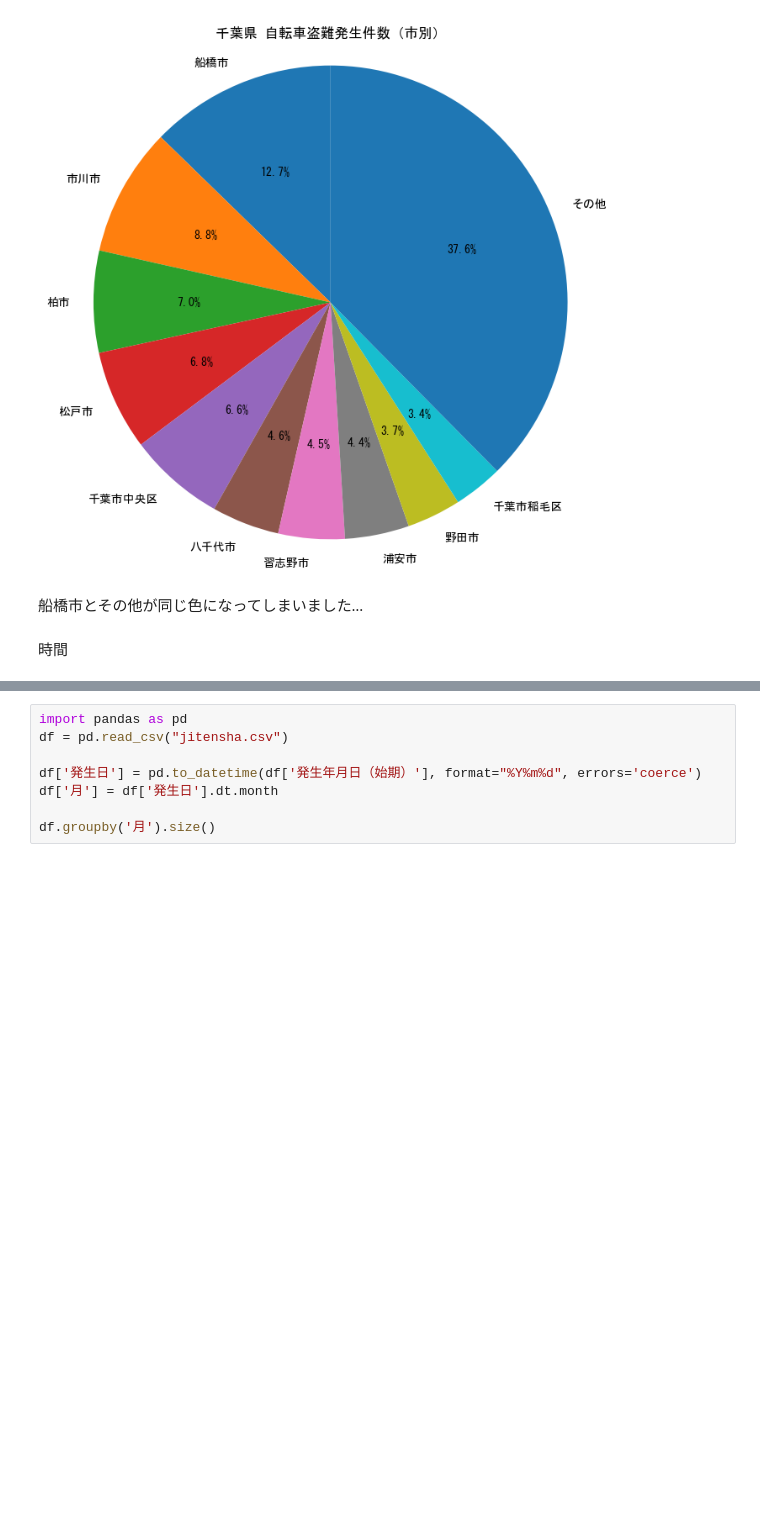
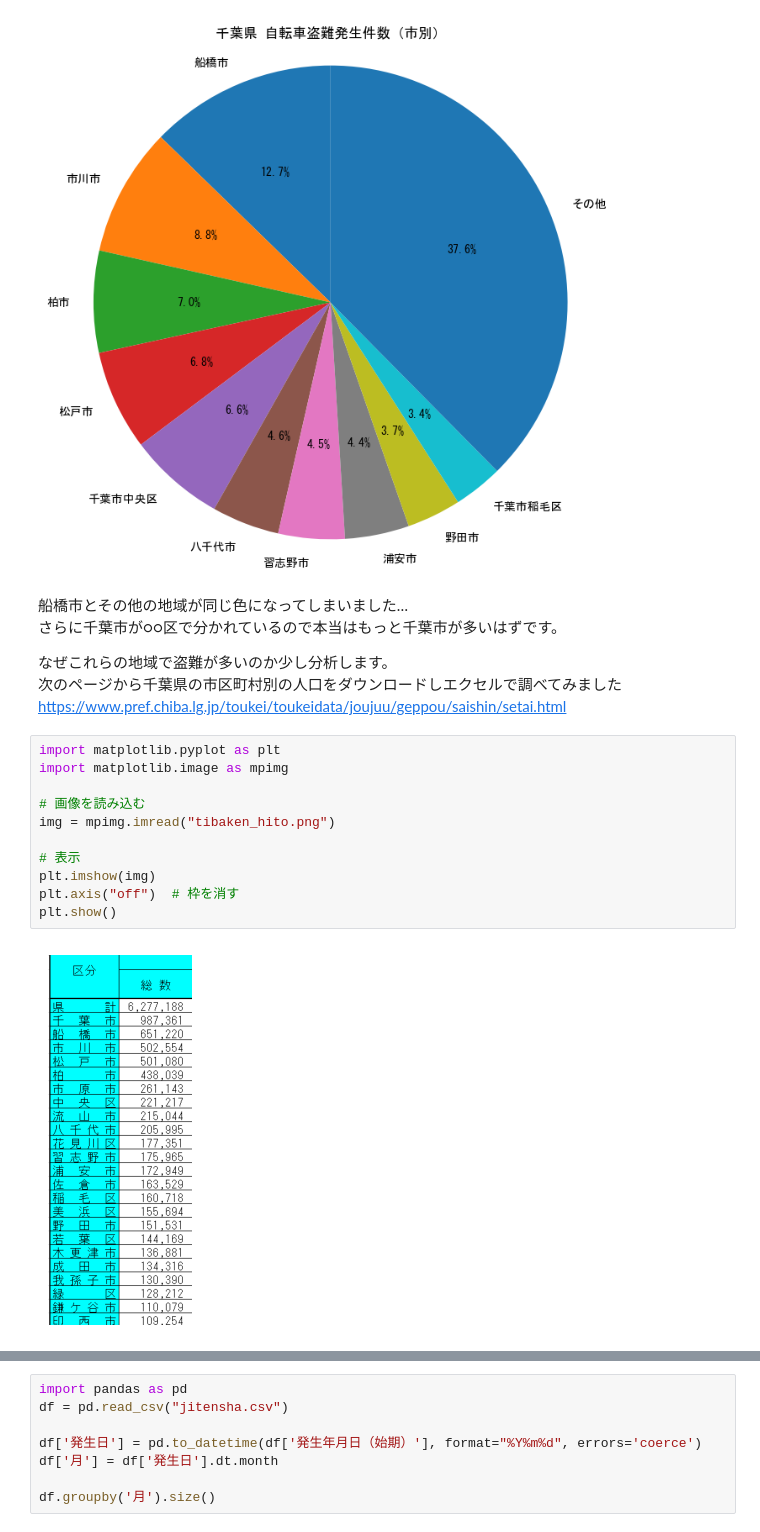
Before and after one commit to awano-kakeru/me, a Jupyter notebook: Week8/jitensha.ipynb, the cells around one changed output, grey strips where cells are left out. Saved outputs shown, nothing was run; the diff lists cells and outputs as text; blank space fills up the shorter version.

Commit message:
jitensha notebook と map HTML を追加

```diff
--- a/Week8/jitensha.ipynb
+++ b/Week8/jitensha.ipynb
@@ -72,6 +77,22 @@ plt.show()
 # %% [output]
 [figure]
 # %% [markdown]
-船橋市とその他が同じ色になってしまいました…
+船橋市とその他の地域が同じ色になってしまいました…
+さらに千葉市が○○区で分かれているので本当はもっと千葉市が多いはずです。
+
+なぜこれらの地域で盗難が多いのか少し分析します。
+次のページから千葉県の市区町村別の人口をダウンロードしエクセルで調べてみました
+https://www.pref.chiba.lg.jp/toukei/toukeidata/joujuu/geppou/saishin/setai.html
-# %% [markdown]
-時間
+# %%
+import matplotlib.pyplot as plt
+import matplotlib.image as mpimg
+
+# 画像を読み込む
+img = mpimg.imread("tibaken_hito.png")
+
+# 表示
+plt.imshow(img)
+plt.axis("off")  # 枠を消す
+plt.show()
+# %% [output]
+[figure, added]
```
Also changed, not shown: parts of 6 cells of this notebook.
